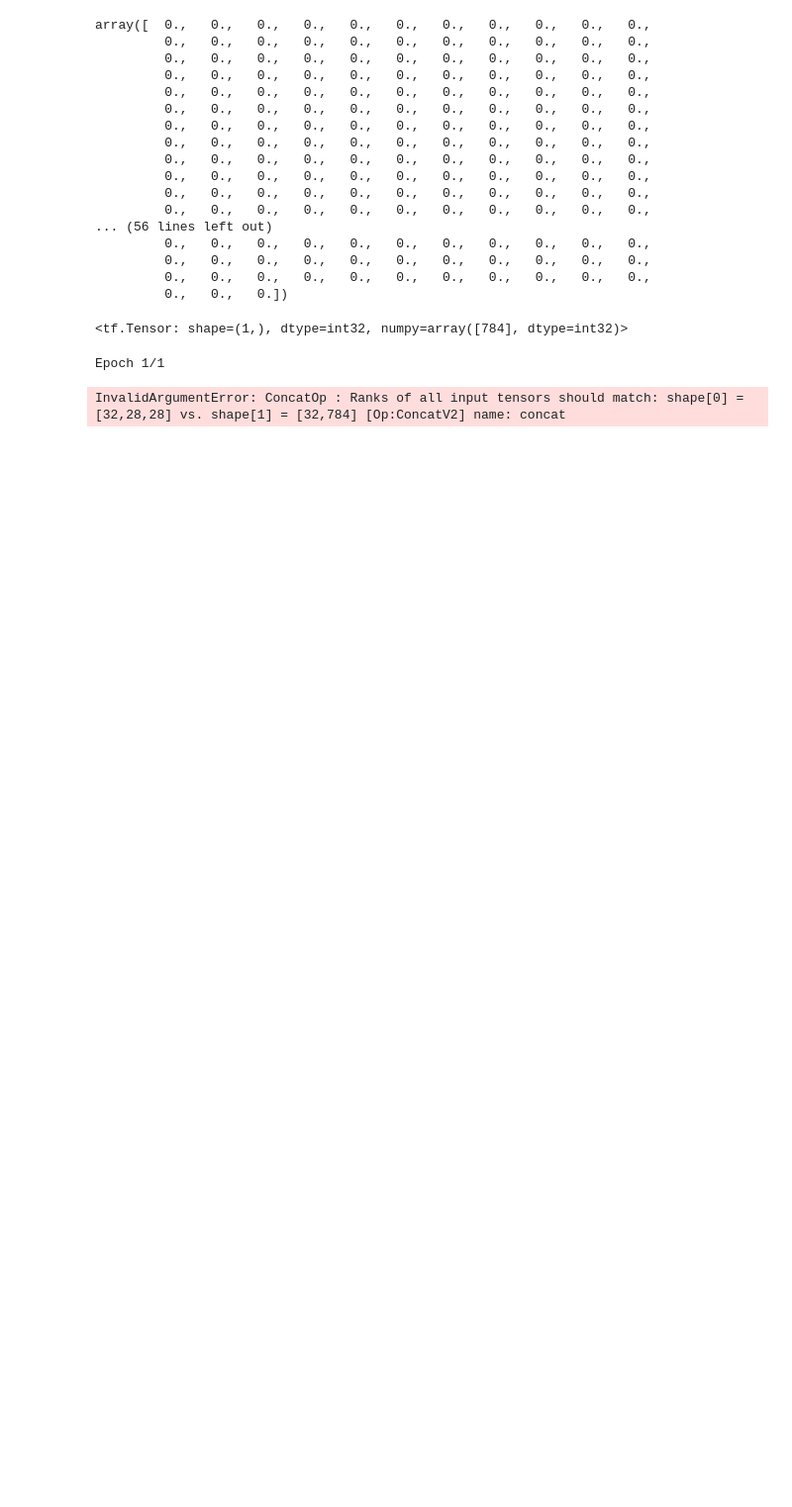
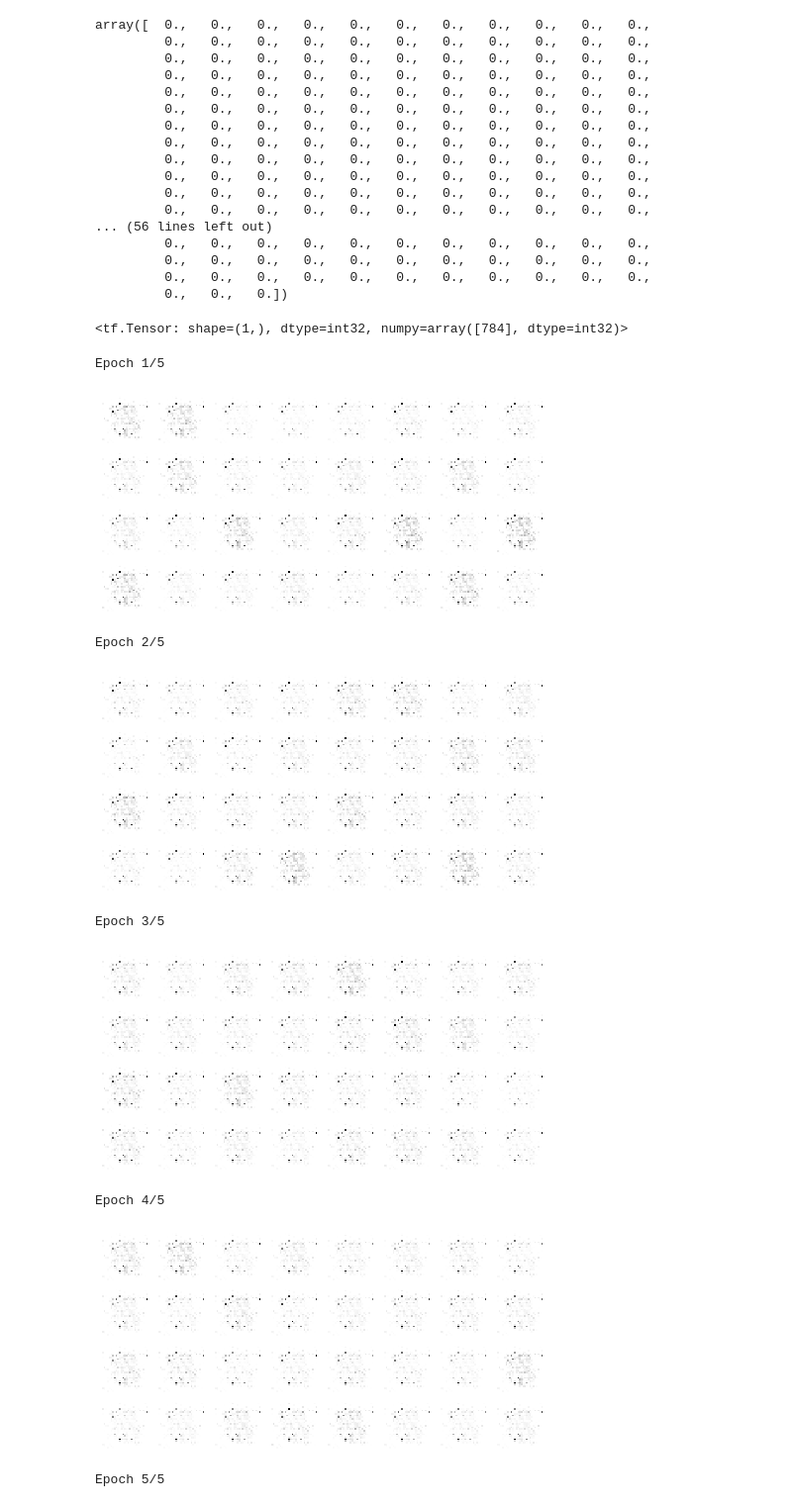
Before and after one commit to bencouser/ml, a Jupyter notebook: generate_digits.ipynb, the cells around one changed output. Shown at 99% size. Cells and saved outputs as stored; diff of their text form; code cells hidden in the pictures; blank space fills up the shorter version.

Commit message:
Add files via upload
got pictures coming out at least... concating incompatible tensors

```diff
--- a/generate_digits.ipynb
+++ b/generate_digits.ipynb
@@ -98,7 +98,7 @@ def train_gan(gan, dataset, batch_size, codings_size, n_epochs):
             # phase 1 - training the discriminator
             noise = tf.random.normal(shape=[batch_size, codings_size])
             generated_images = generator(noise)
-            X_fake_and_real = tf.concat([generated_images, X_batch], axis=0)
+            X_fake_and_real = tf.concat([generated_images, tf.reshape(X_batch, [32, 28, 28])], axis=0)
             y1 = tf.constant([[0.]] * batch_size + [[1.]] * batch_size)
             discriminator.trainable = True
             discriminator.train_on_batch(X_fake_and_real, y1)
@@ -110,7 +110,14 @@ def train_gan(gan, dataset, batch_size, codings_size, n_epochs):
         plot_multiple_images(generated_images, 8)                     # not shown
         plt.show()
 # %%
-train_gan(gan, dataset, batch_size, codings_size, n_epochs=1)
+train_gan(gan, dataset, batch_size, codings_size, n_epochs=5)
 # %% [output]
-Epoch 1/1
+Epoch 1/5
+[figure, added]
-InvalidArgumentError: ConcatOp : Ranks of all input tensors should match: shape[0] = [32,28,28] vs. shape[1] = [32,784] [Op:ConcatV2] name: concat
+Epoch 2/5
+[figure, added]
+Epoch 3/5
+[figure, added]
+Epoch 4/5
+[figure, added]
+Epoch 5/5
```
Also changed, not shown: parts of 1 cell of this notebook.
